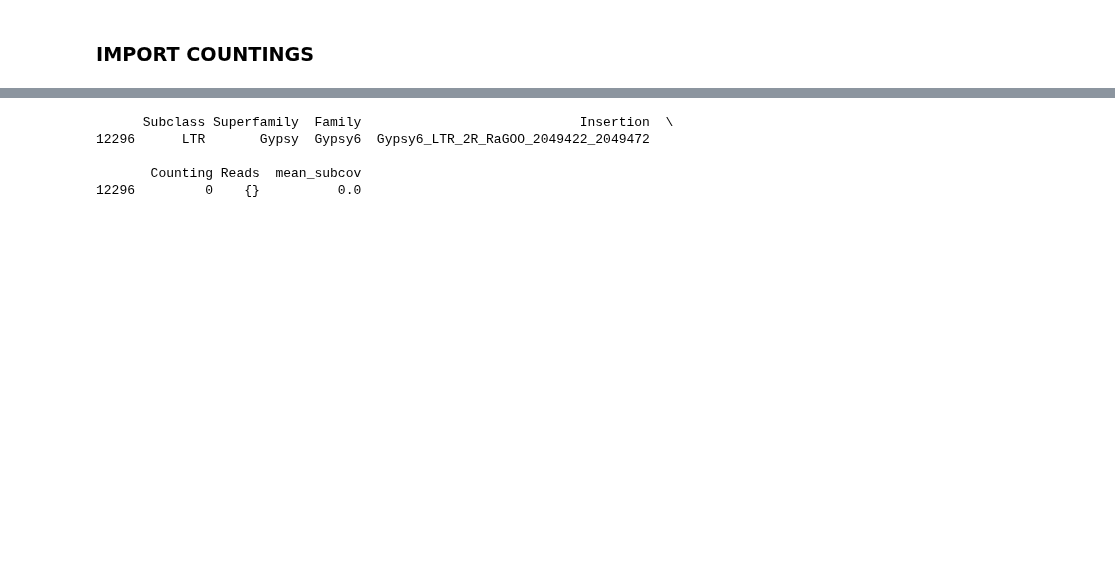
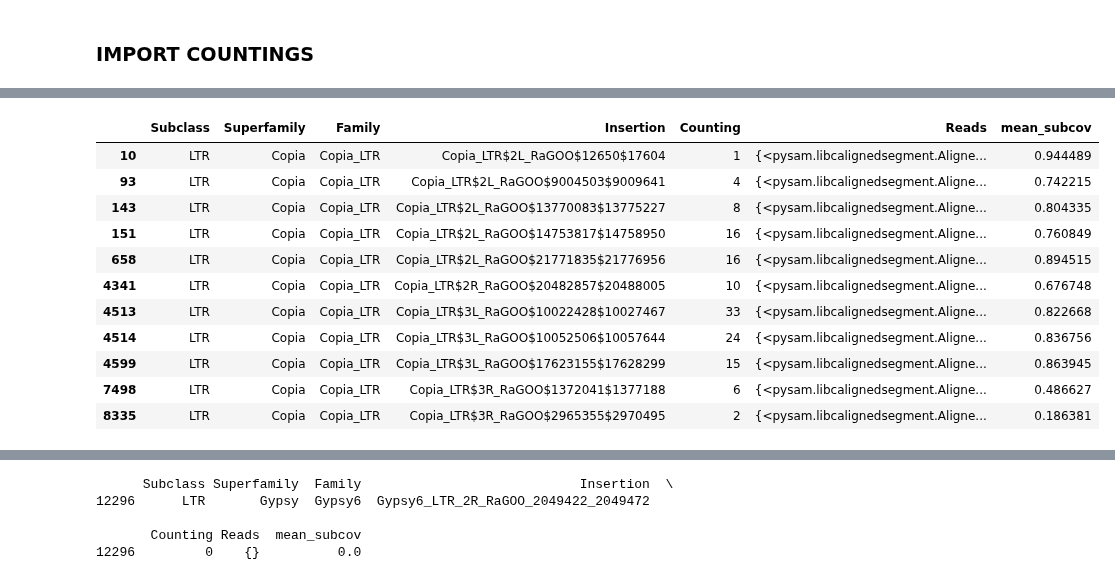
Before and after one commit to EricAmren/TE_LR_RNAseq, a Jupyter notebook: TE_LR_RNAseq_notebook.ipynb, the cells around one changed output, grey strips where cells are left out. Cells and saved outputs as stored; diff of their text form; code cells hidden in the pictures; blank space fills up the shorter version.

```diff
--- a/TE_LR_RNAseq_notebook.ipynb
+++ b/TE_LR_RNAseq_notebook.ipynb
@@ -924,0 +989,15 @@ pd.set_option('display.max_rows', 100)
+# %%
+copia_df
+# %% [output]
+|  | Subclass | Superfamily | Family | Insertion | Counting | Reads | mean_subcov |
+| 10 | LTR | Copia | Copia_LTR | Copia_LTR$2L_RaGOO$12650$17604 | 1 | {<pysam.libcalignedsegment.Aligne... | 0.944489 |
+| 93 | LTR | Copia | Copia_LTR | Copia_LTR$2L_RaGOO$9004503$9009641 | 4 | {<pysam.libcalignedsegment.Aligne... | 0.742215 |
+| 143 | LTR | Copia | Copia_LTR | Copia_LTR$2L_RaGOO$13770083$13775227 | 8 | {<pysam.libcalignedsegment.Aligne... | 0.804335 |
+| 151 | LTR | Copia | Copia_LTR | Copia_LTR$2L_RaGOO$14753817$14758950 | 16 | {<pysam.libcalignedsegment.Aligne... | 0.760849 |
+| 658 | LTR | Copia | Copia_LTR | Copia_LTR$2L_RaGOO$21771835$21776956 | 16 | {<pysam.libcalignedsegment.Aligne... | 0.894515 |
+| 4341 | LTR | Copia | Copia_LTR | Copia_LTR$2R_RaGOO$20482857$20488005 | 10 | {<pysam.libcalignedsegment.Aligne... | 0.676748 |
+| 4513 | LTR | Copia | Copia_LTR | Copia_LTR$3L_RaGOO$10022428$10027467 | 33 | {<pysam.libcalignedsegment.Aligne... | 0.822668 |
+| 4514 | LTR | Copia | Copia_LTR | Copia_LTR$3L_RaGOO$10052506$10057644 | 24 | {<pysam.libcalignedsegment.Aligne... | 0.836756 |
+| 4599 | LTR | Copia | Copia_LTR | Copia_LTR$3L_RaGOO$17623155$17628299 | 15 | {<pysam.libcalignedsegment.Aligne... | 0.863945 |
+| 7498 | LTR | Copia | Copia_LTR | Copia_LTR$3R_RaGOO$1372041$1377188 | 6 | {<pysam.libcalignedsegment.Aligne... | 0.486627 |
+| 8335 | LTR | Copia | Copia_LTR | Copia_LTR$3R_RaGOO$2965355$2970495 | 2 | {<pysam.libcalignedsegment.Aligne... | 0.186381 |
```
Also changed, not shown: parts of 21 cells of this notebook, 7 other files.
